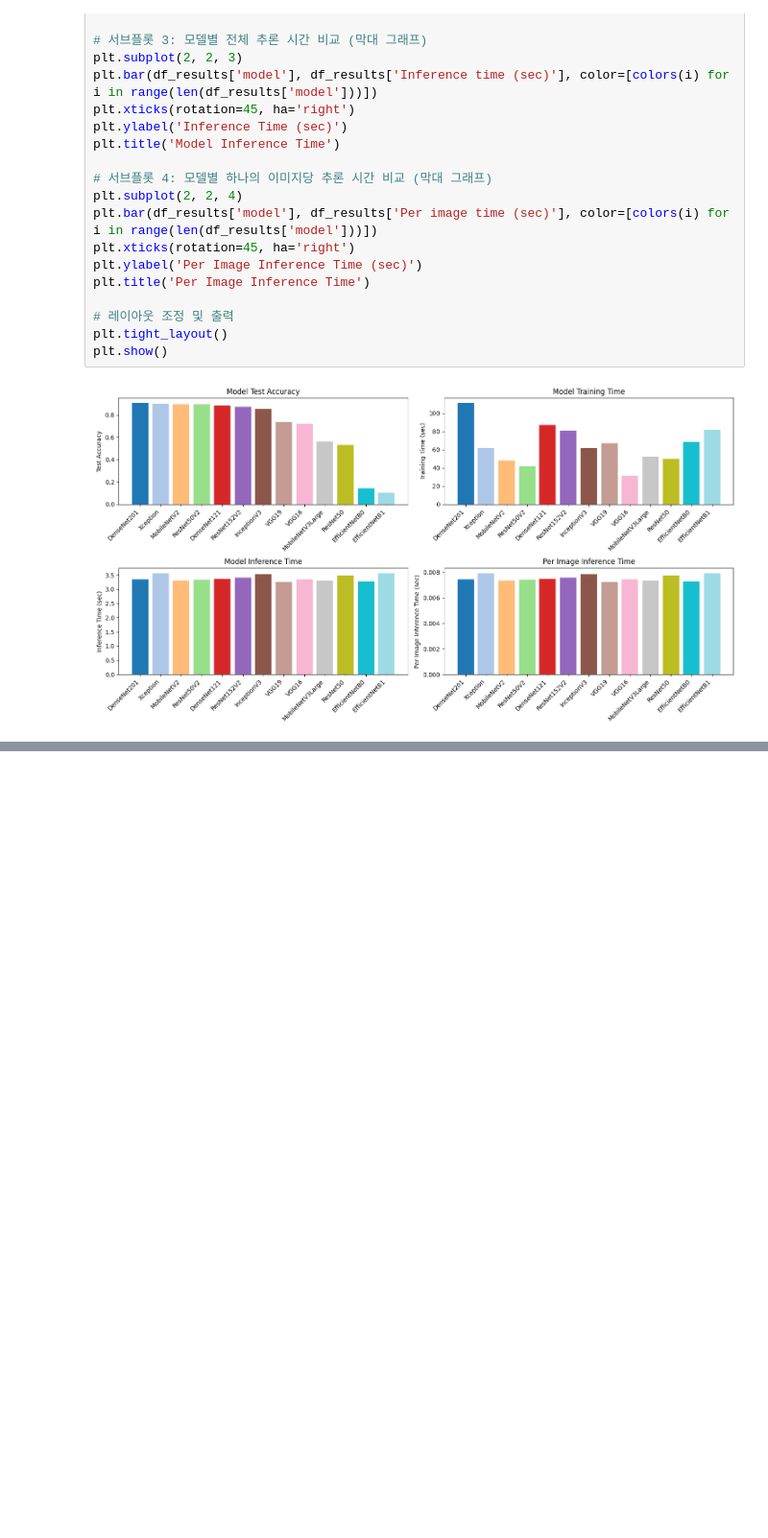
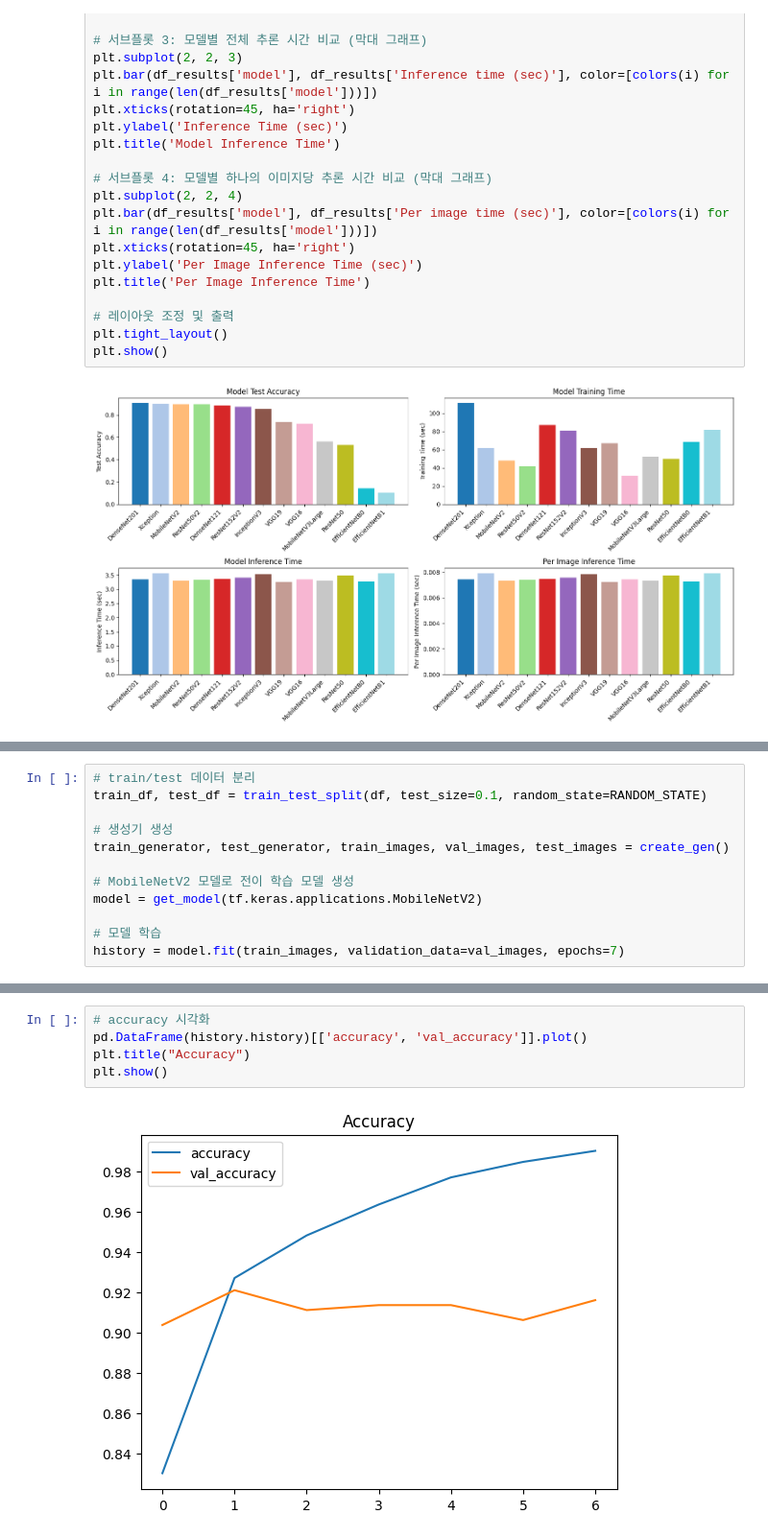
Before and after one commit to TryOn-A-Virtual-Fitting-Service/clothes-image-classification-analysis, a Jupyter notebook: cloth_classification.ipynb, the cells around one changed output, grey strips where cells are left out. Shown at 96% size. Saved outputs shown, nothing was run; the diff lists cells and outputs as text; blank space fills up the shorter version.

Commit message:
MobileNetV2 추가 학습 및 성능 검증

```diff
--- a/cloth_classification.ipynb
+++ b/cloth_classification.ipynb
@@ -487,0 +492,12 @@ plt.show()
+# %%
+# train/test 데이터 분리
+train_df, test_df = train_test_split(df, test_size=0.1, random_state=RANDOM_STATE)
+
+# 생성기 생성
+train_generator, test_generator, train_images, val_images, test_images = create_gen()
+
+# MobileNetV2 모델로 전이 학습 모델 생성
+model = get_model(tf.keras.applications.MobileNetV2)
+
+# 모델 학습
+history = model.fit(train_images, validation_data=val_images, epochs=7)
@@ -487,0 +522,7 @@ plt.show()
+# %%
+# accuracy 시각화
+pd.DataFrame(history.history)[['accuracy', 'val_accuracy']].plot()
+plt.title("Accuracy")
+plt.show()
+# %% [output]
+[figure, added]
```
Also changed, not shown: parts of 8 cells of this notebook.
